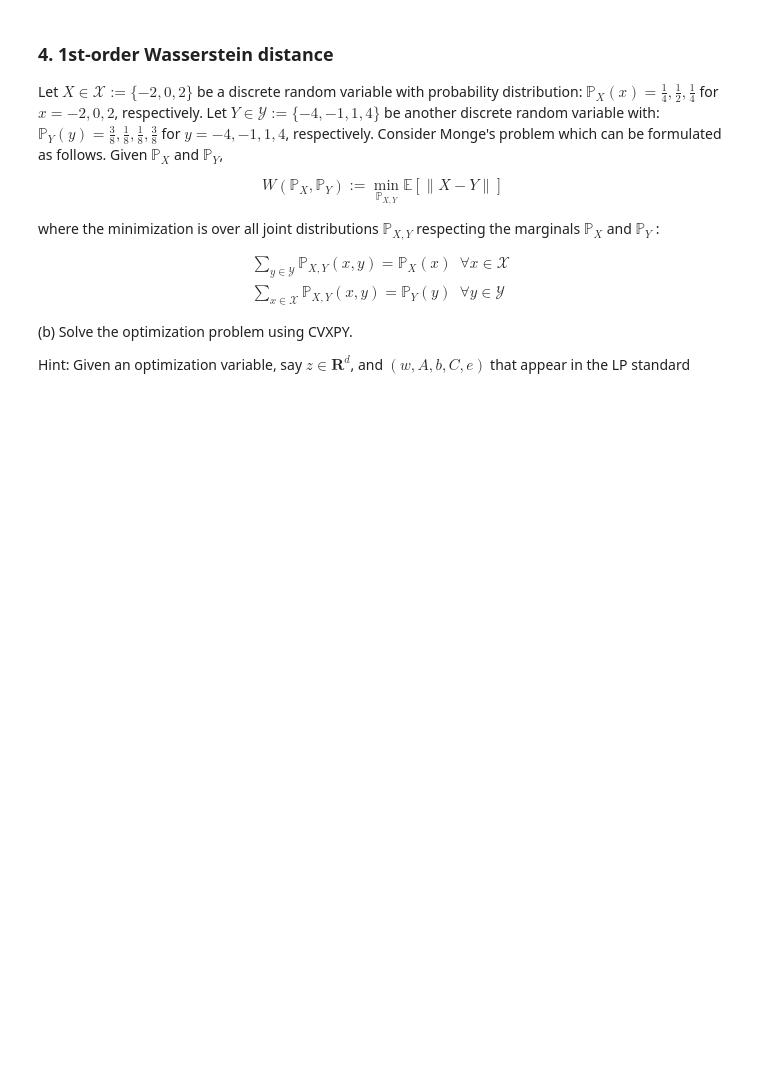
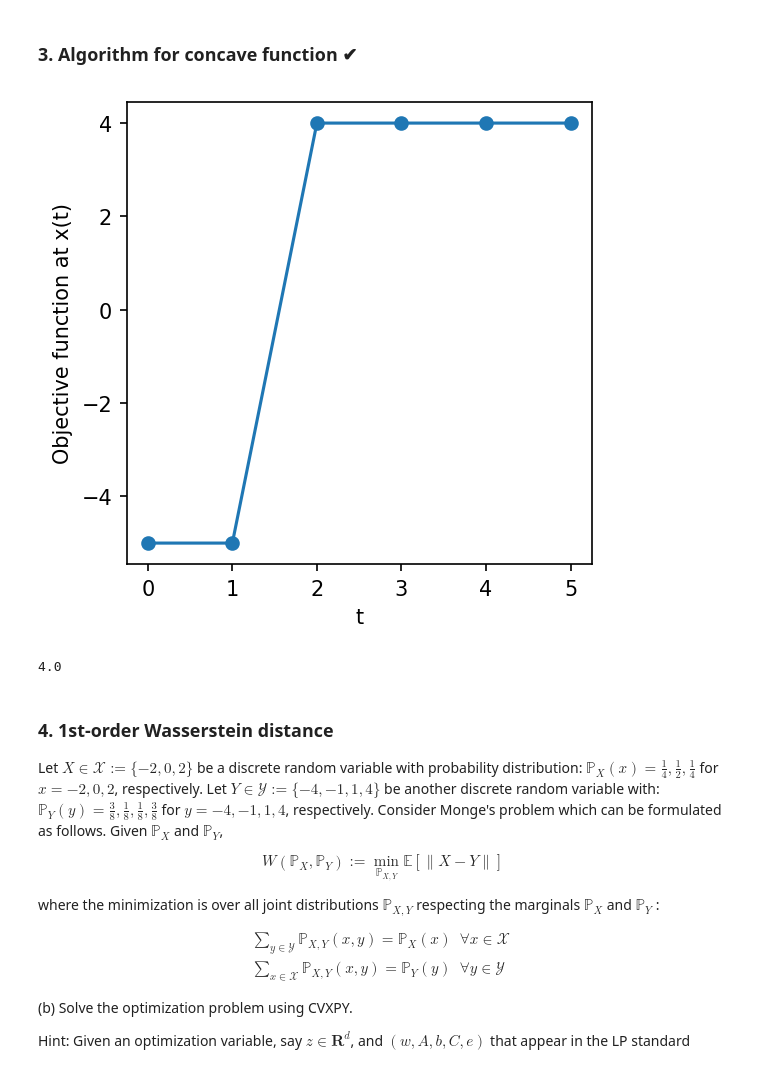
Before and after one commit to webb-c/convex_optimization, a Jupyter notebook: ps02.ipynb, the cells around one changed output. Saved outputs shown, nothing was run; the diff lists cells and outputs as text; code cells hidden in the pictures; blank space fills up the shorter version.

```diff
--- a/ps02.ipynb
+++ b/ps02.ipynb
@@ -1,3 +1,41 @@
+# %% [markdown]
+### 3. Algorithm for concave function ✔︎
+# %%
+import matplotlib.pyplot as plt
+
+ITER=5
+x0=5
+
+def obj(x): # objective function
+    return 4*x - x**2
+
+# gradient of objective function
+def grad(x):
+    return 4 - 2*x
+
+# learning rate
+def alpha(t):
+    return 1/(2**t)
+
+x=[x0]          # x(0)=5
+fx = [obj(x0)]  # objective function
+
+for t in range(ITER):
+    # gradient descent
+    x.append(x[t] + alpha(t)*grad(x[t]))
+    # objective function at x(t)
+    fx.append(obj(x[t+1]))
+
+plt.figure(figsize=(4,4), dpi=150)
+plt.plot(range(ITER+1),fx, 'o-')
+plt.xlabel('t')
+plt.ylabel('Objective function at x(t)')
+plt.show()
+
+print(max(fx))
+# %% [output]
+[figure, added]
+4.0
 # %% [markdown]
 ### 4. 1st-order Wasserstein distance
 
```
Also changed, not shown: parts of 8 cells of this notebook, 1 other file.
